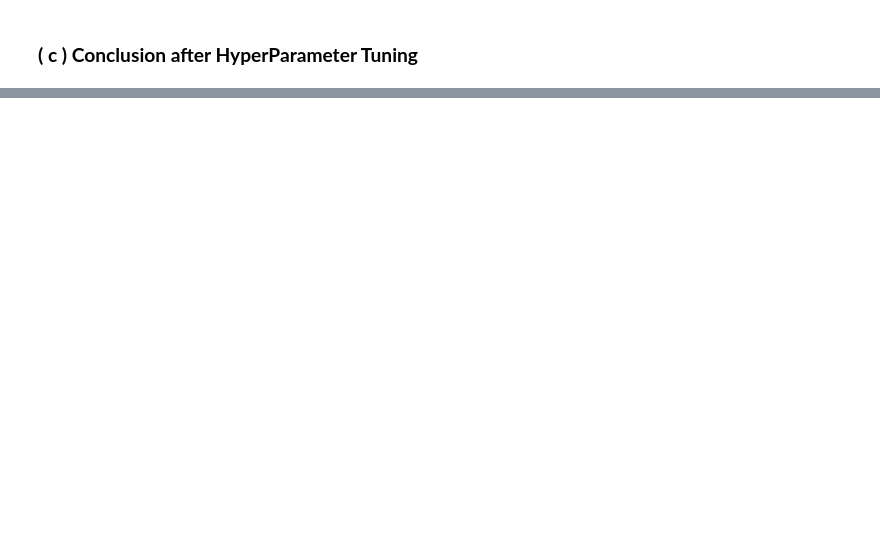
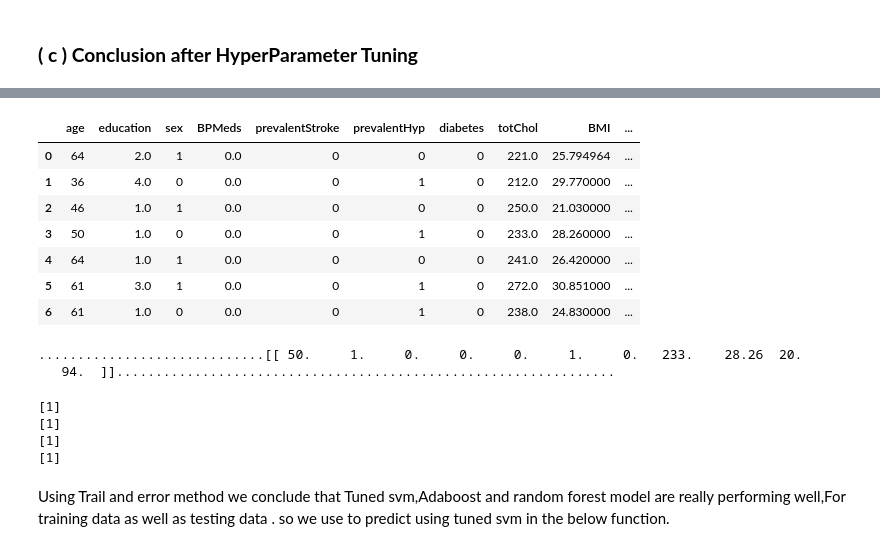
Before and after one commit to AruntejaLonka/-Cardiovascular-Risk-Prediction, a Jupyter notebook: Cardiovascular_Risk_Prediction(final_2).ipynb, the cells around one changed output, grey strips where cells are left out. Cells and saved outputs as stored; diff of their text form; code cells hidden in the pictures; blank space fills up the shorter version.

```diff
--- a/Cardiovascular_Risk_Prediction(final_2).ipynb
+++ b/Cardiovascular_Risk_Prediction(final_2).ipynb
@@ -1783,0 +1821,11 @@ After Hyperparameter tuning also, we saw some modeal are  facing overfitting. (i
+# %%
+X.head(7)
+# %% [output]
+|  | age | education | sex | BPMeds | prevalentStroke | prevalentHyp | diabetes | totChol | BMI | ... |
+| 0 | 64 | 2.0 | 1 | 0.0 | 0 | 0 | 0 | 221.0 | 25.794964 | ... |
+| 1 | 36 | 4.0 | 0 | 0.0 | 0 | 1 | 0 | 212.0 | 29.770000 | ... |
+| 2 | 46 | 1.0 | 1 | 0.0 | 0 | 0 | 0 | 250.0 | 21.030000 | ... |
+| 3 | 50 | 1.0 | 0 | 0.0 | 0 | 1 | 0 | 233.0 | 28.260000 | ... |
+| 4 | 64 | 1.0 | 1 | 0.0 | 0 | 0 | 0 | 241.0 | 26.420000 | ... |
+| 5 | 61 | 3.0 | 1 | 0.0 | 0 | 1 | 0 | 272.0 | 30.851000 | ... |
+| 6 | 61 | 1.0 | 0 | 0.0 | 0 | 1 | 0 | 238.0 | 24.830000 | ... |
@@ -1783,0 +1839,23 @@ After Hyperparameter tuning also, we saw some modeal are  facing overfitting. (i
+# %%
+inp = np.array(list2)
+ip = inp.reshape((1, -1))
+print(f".............................{ip}................................................................")
+mp1 = adaboost_cv.predict(ip)
+mp2 = grid.predict(ip)
+mp3 = svm_cv.predict(ip)
+mp4 = tree_cv.predict(ip)
+# %% [output]
+.............................[[ 50.     1.     0.     0.     0.     1.     0.   233.    28.26  20.
+   94.  ]]................................................................
+# %%
+print(mp1)
+print(mp2)
+print(mp3)
+print(mp4)
+# %% [output]
+[1]
+[1]
+[1]
+[1]
+# %% [markdown]
+Using  Trail and error method we conclude that Tuned svm,Adaboost and random forest model are really performing well,For training data as well as testing data . so we use to predict using tuned svm in the below function.
```
Also changed, not shown: parts of 23 cells of this notebook.
